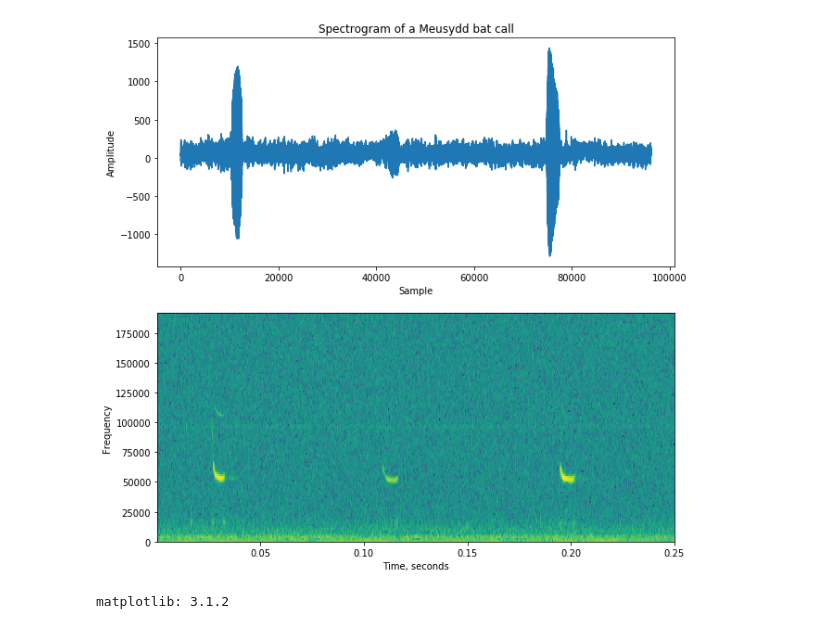
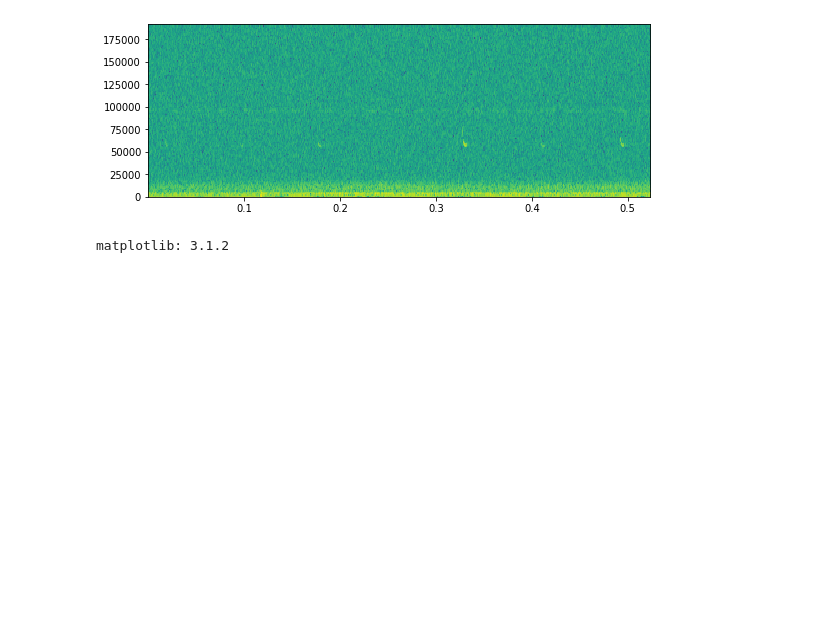
Before and after one commit to Ricardo-Oliv/bioacoustics, a Jupyter notebook: Train_and_deploy_bats/Raspberry_Pi/Audio_to_spectogram.ipynb, the cells around one changed output. Saved outputs shown, nothing was run; the diff lists cells and outputs as text; code cells hidden in the pictures; blank space fills up the shorter version.

Commit message:
Enable spectogram

```diff
--- a/Train_and_deploy_bats/Raspberry_Pi/Audio_to_spectogram.ipynb
+++ b/Train_and_deploy_bats/Raspberry_Pi/Audio_to_spectogram.ipynb
@@ -4,45 +4,75 @@ from scipy.io import wavfile
 import os
 # Read the wav file (mono)
 
 class cd:
     """Context manager for changing the current working directory"""
     def __init__(self, newPath):
         self.newPath = os.path.expanduser(newPath)
 
     def __enter__(self):
         self.savedPath = os.getcwd()
         os.chdir(self.newPath)
 
     def __exit__(self, etype, value, traceback):
         os.chdir(self.savedPath)
 
-samplingFrequency, signalData = wavfile.read('/home/pi/Desktop/deploy_classifier/data/s_pip/s_pip_4.wav')
+# samplingFrequency, signalData = wavfile.read('/home/pi/Desktop/deploy_classifier/data/s_pip/s_pip_4.wav')
+samplingFrequency, signalData = wavfile.read('/home/pi/Desktop/deploy_classifier/data/s_pip/s_pip_89.wav')
+# Plot the signal read from wav file
 
-# Plot the signal read from wav file
-plot.rcParams['figure.figsize'] = [10, 10]
+# plot.axes.Axes.set_xscale(1, 'linear')
+# plot.yticks(range(1, 50))
+
+# signalData = signalData / 1000
+
+#a_list = range(10)
+#kwarg_list = [ dict(a=a) for a in a_list ]
+
+
+plot.rcParams['figure.figsize'] = [9, 7]
 plot.subplot(211)
 
-plot.title('Spectrogram of a Meusydd bat call')
+#ha = plot.subplot(111)
 
-plot.plot(signalData)
-plot.xlabel('Sample')
-plot.ylabel('Amplitude')
+# Plot your spectrogram here...
+
+#ha.set_xscale('log')
+
+#numbers = (1, 2, 3, 4)
+#addition = (10, 20, 30, 40)
+#result = map(addition, numbers)
+#print(list(result))
+#myDict = {'ten' : 10, 'twenty' : 20, 'thirty' : 30, 'forty' : 40}
+
+# yscale(scale, **kwargs)
+#plot.yscale('linear', **myDict)
+
+#specgram(x, NFFT=256, Fs=2, Fc=0, detrend=mlab.detrend_none,
+#         window=mlab.window_hanning, noverlap=128,
+#         cmap=None, xextent=None, pad_to=None, sides='default',
+#         scale_by_freq=None, **kwargs)
+
+# plot.title('Spectrogram of a Meusydd bat call')
+
+# plot.plot(signalData)
+# plot.xlabel('Sample')
+# plot.ylabel('Amplitude')
 
 
-plot.subplot(212)
+# plot.subplot(212)
 
 plot.specgram(signalData,Fs=samplingFrequency)
-plot.xlabel('Time, seconds')
-plot.ylabel('Frequency')
+# plot.xlabel('Time, seconds')
+# plot.ylabel('Frequency')
 
 # enter the directory like this:
 # with cd("/home/pi/Desktop/deploy_classifier/images"):
     # we are in ~/Library
     # plot.savefig('/home/pi/Desktop/deploy_classifier/images/poo.png', bbox_inches='tight')
-plot.savefig('/home/pi/Desktop/deploy_classifier/images/doo.png', bbox_inches='tight')
+plot.savefig('/home/pi/Desktop/deploy_classifier/images/spectograms/specto.png', bbox_inches='tight')
 plot.show()
 # %% [output]
-[figure, old version]
+[figure, new version]
 # %%
 
 import matplotlib
```
Also changed, not shown: 1 other file.
